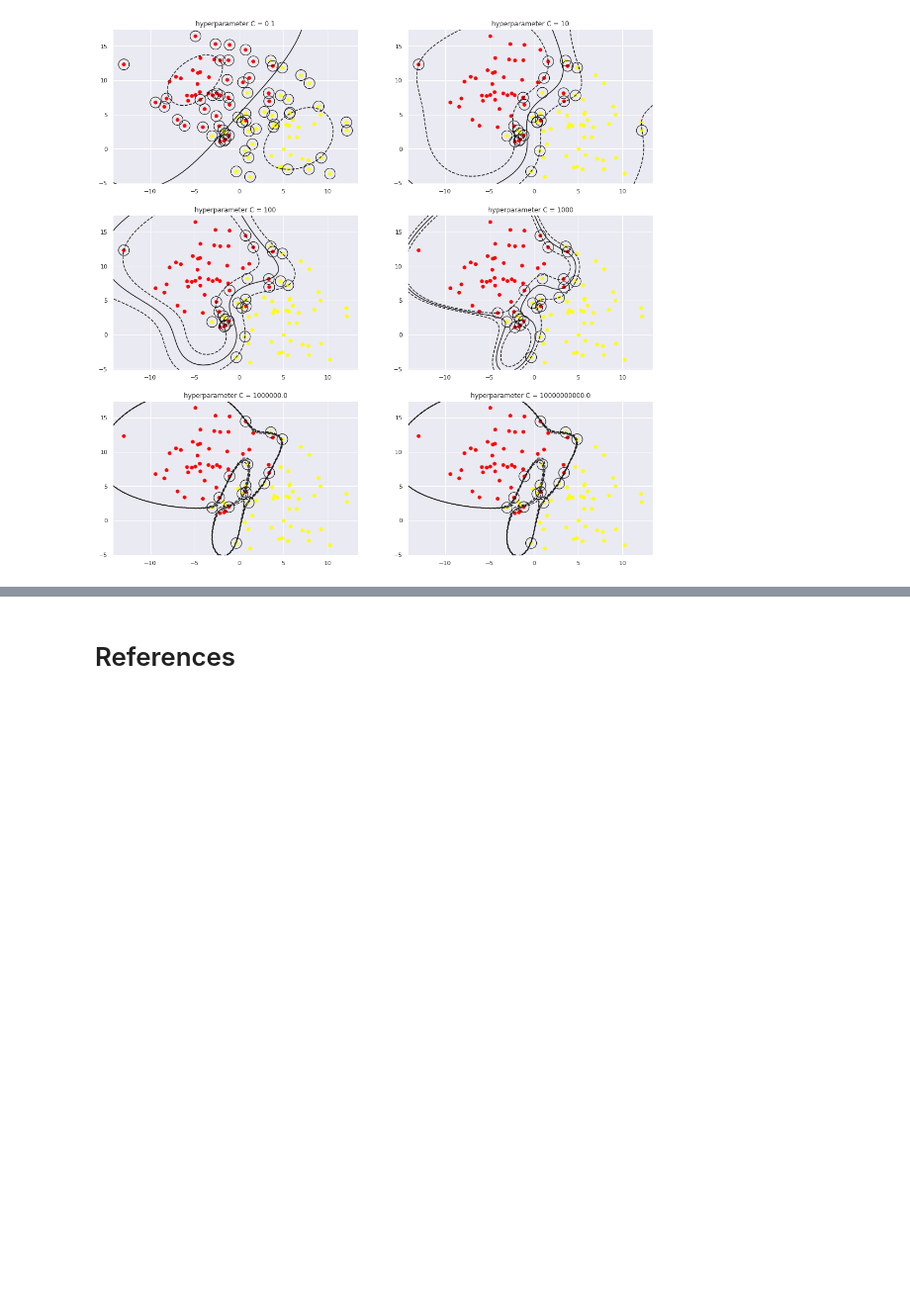
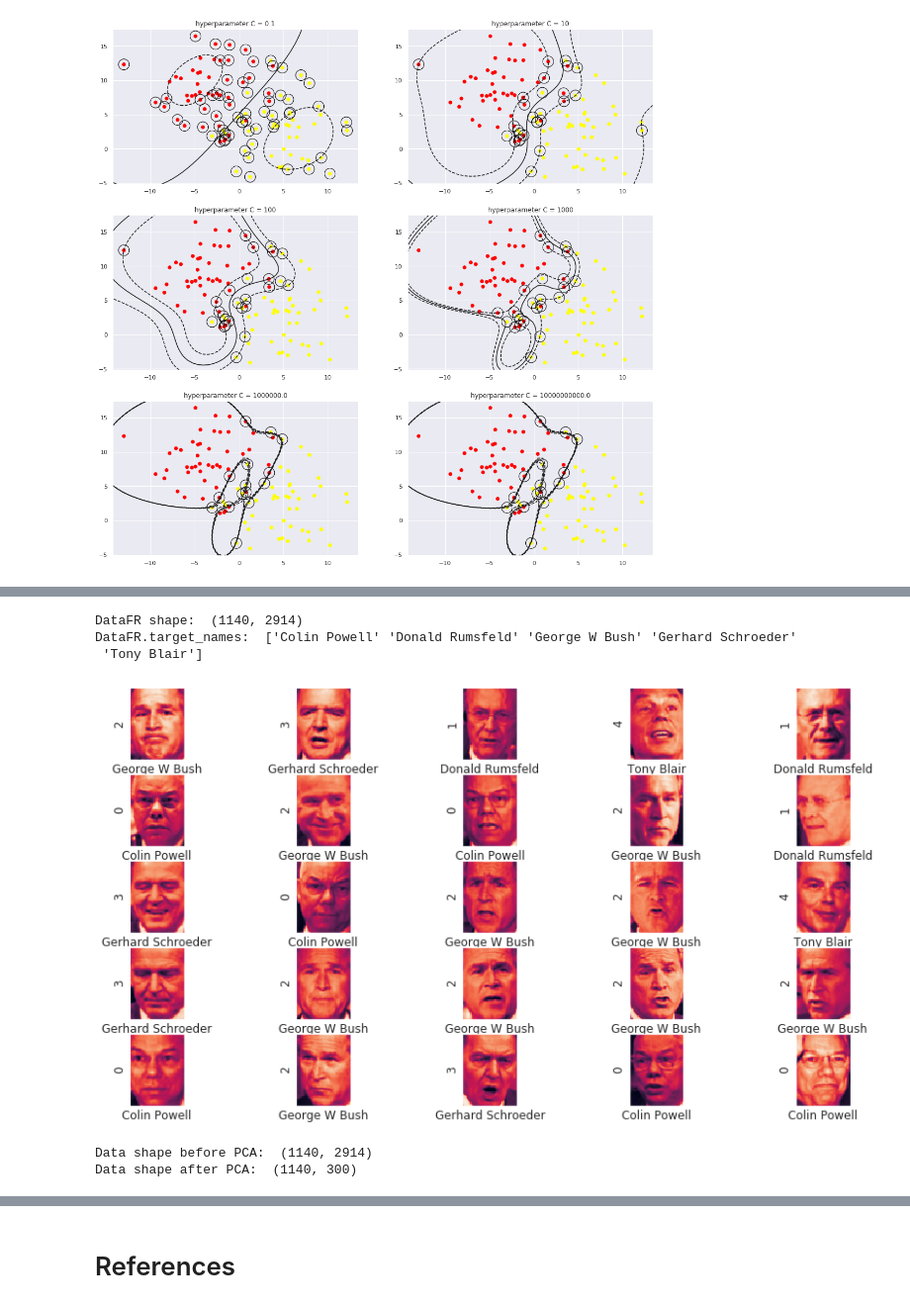
Before and after one commit to RobertGarciadSilva/python-notebooks, a Jupyter notebook: notebooks/simple-ML-examples/SupportVectorMachines/Simple_tests_and_examples_using_Support_Vector_Machine_01.ipynb, the cells around one changed output, grey strips where cells are left out. Shown at 99% size. Cells and saved outputs as stored; diff of their text form; code cells hidden in the pictures; blank space fills up the shorter version.

```diff
--- a/notebooks/simple-ML-examples/SupportVectorMachines/testes_exemplo_01.ipynb
+++ b/notebooks/simple-ML-examples/SupportVectorMachines/Simple_tests_and_examples_using_Support_Vector_Machine_01.ipynb
@@ -276,0 +300,31 @@ for ax, C in zip(axe.flat, values_C):
+# %%
+print('DataFR shape: ',dataFR.data.shape)
+print('DataFR.target_names: ', dataFR.target_names)
+# %% [output]
+DataFR shape:  (1140, 2914)
+DataFR.target_names:  ['Colin Powell' 'Donald Rumsfeld' 'George W Bush' 'Gerhard Schroeder'
+ 'Tony Blair']
+# %%
+
+# looking some images in our dataFR (the 25 first images)
+
+fig, axe = plt.subplots(5,5, figsize=(15,8))
+for i, ax in enumerate(axe.flat):
+    ax.imshow(dataFR.images[i])
+    ax.set(xticks=[],yticks=[],
+           xlabel=dataFR.target_names[dataFR.target[i]], # name person in data
+          ylabel=dataFR.target[i]) # id person in data
+# %% [output]
+[figure, added]
+# %%
+
+# Repare that each image have 62x47, 2914 pixel, here we will use PCA to get 150 meaning features of that set
+
+pca = PCA(n_components=300, whiten=True, random_state=42)
+x_new = pca.fit_transform(dataFR.data)
+
+print('Data shape before PCA: ', dataFR.data.shape)
+print('Data shape after PCA: ',x_new.shape)
+# %% [output]
+Data shape before PCA:  (1140, 2914)
+Data shape after PCA:  (1140, 300)
```
Also changed, not shown: parts of 9 cells of this notebook, 4 other files.
